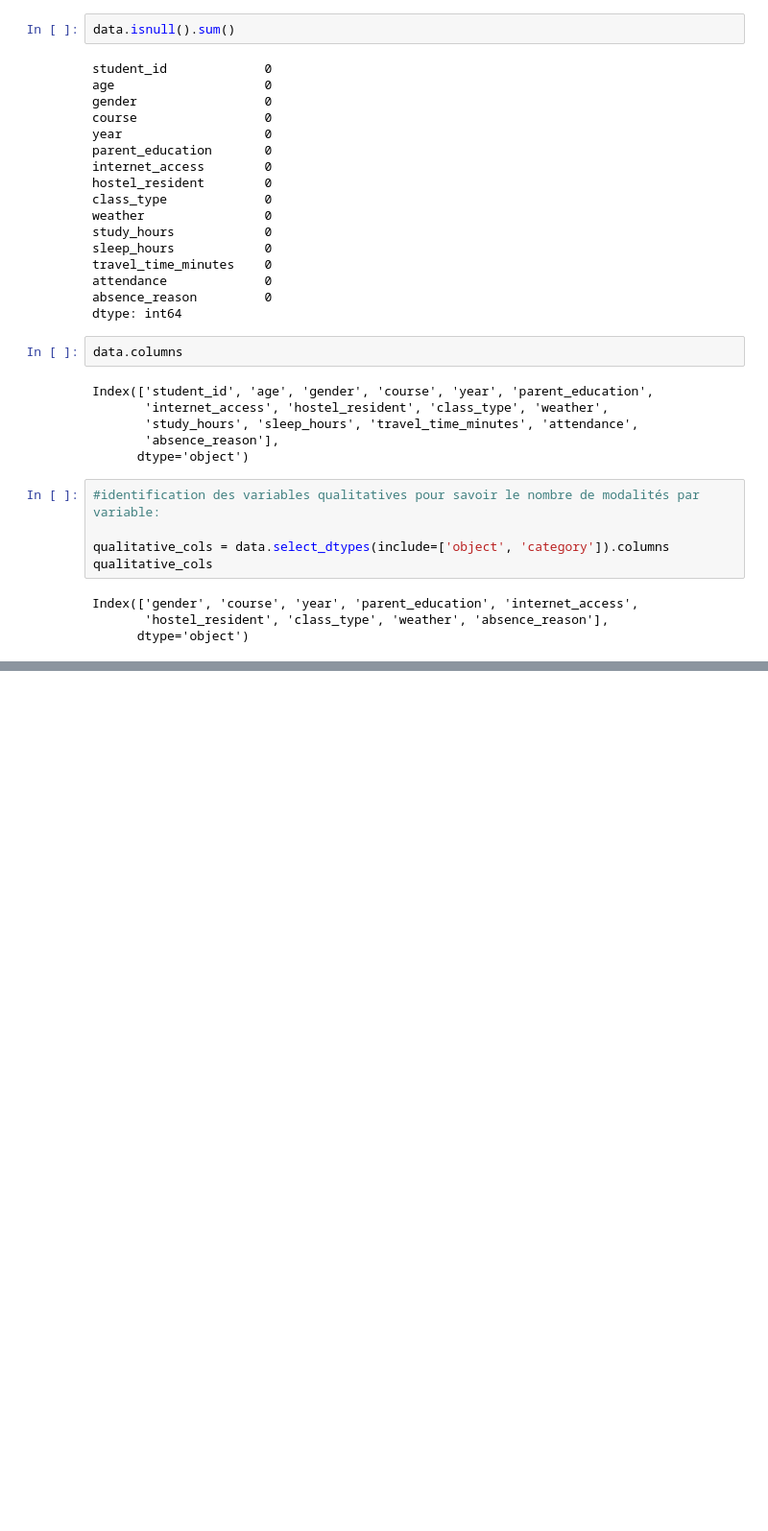
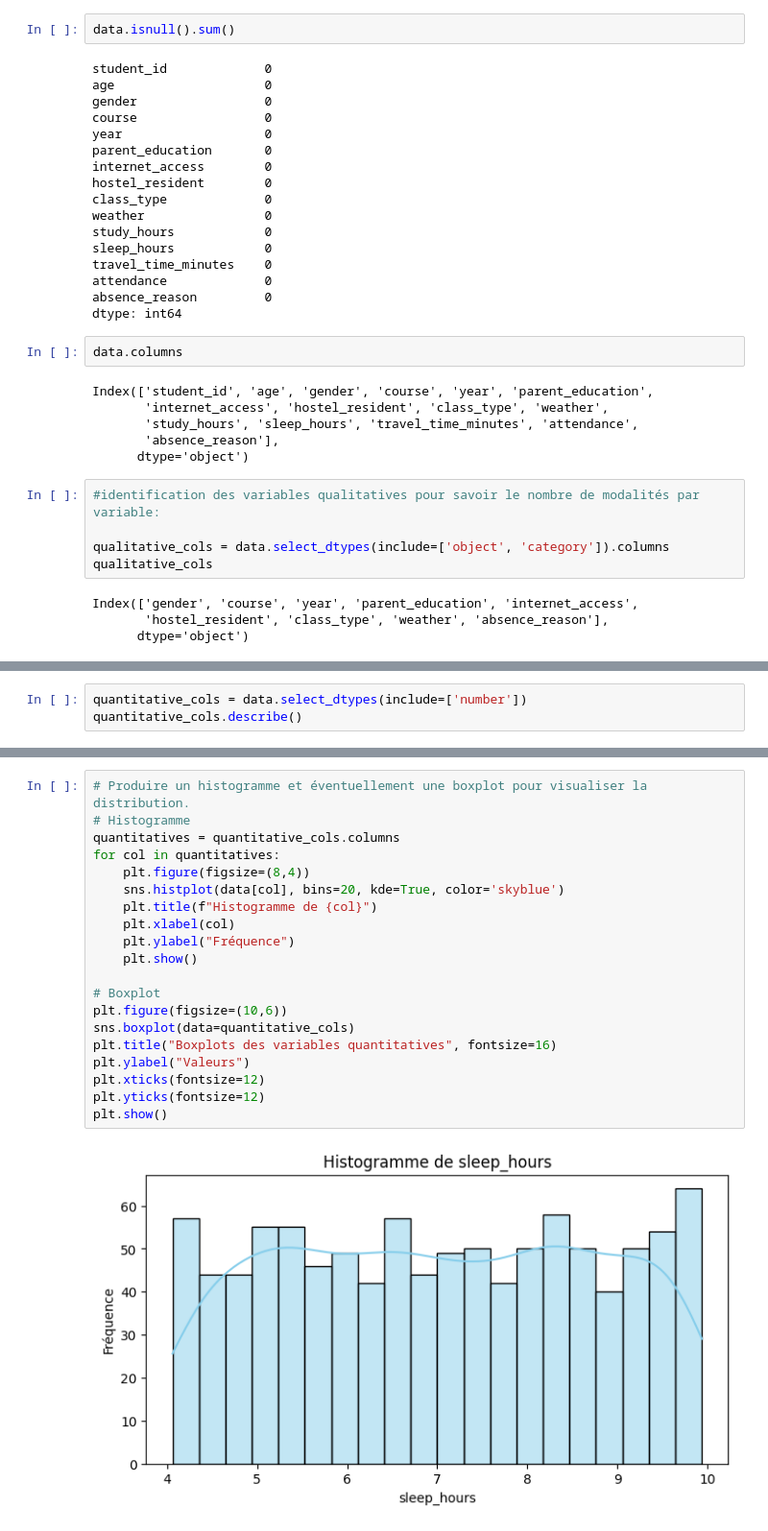
Before and after one commit to FERRAHmeriem/TP-Anad, a Jupyter notebook: modify_dataset.ipynb, the cells around one changed output, grey strips where cells are left out. Shown at 96% size. Drawn from its saved outputs; the diff is of its cells as text; blank space fills up the shorter version.

```diff
--- a/modify_dataset.ipynb
+++ b/modify_dataset.ipynb
@@ -115,0 +148,3 @@ df_filtered.shape
+# %%
+quantitative_cols = data.select_dtypes(include=['number'])
+quantitative_cols.describe()
@@ -115,0 +161,22 @@ df_filtered.shape
+# %%
+# Produire un histogramme et éventuellement une boxplot pour visualiser la distribution.
+# Histogramme
+quantitatives = quantitative_cols.columns
+for col in quantitatives:
+    plt.figure(figsize=(8,4))
+    sns.histplot(data[col], bins=20, kde=True, color='skyblue')
+    plt.title(f"Histogramme de {col}")
+    plt.xlabel(col)
+    plt.ylabel("Fréquence")
+    plt.show()
+
+# Boxplot
+plt.figure(figsize=(10,6))
+sns.boxplot(data=quantitative_cols)
+plt.title("Boxplots des variables quantitatives", fontsize=16)
+plt.ylabel("Valeurs")
+plt.xticks(fontsize=12)
+plt.yticks(fontsize=12)
+plt.show()
+# %% [output]
+[figure, added]
```
Also changed, not shown: parts of 14 cells of this notebook, 2 other files.
